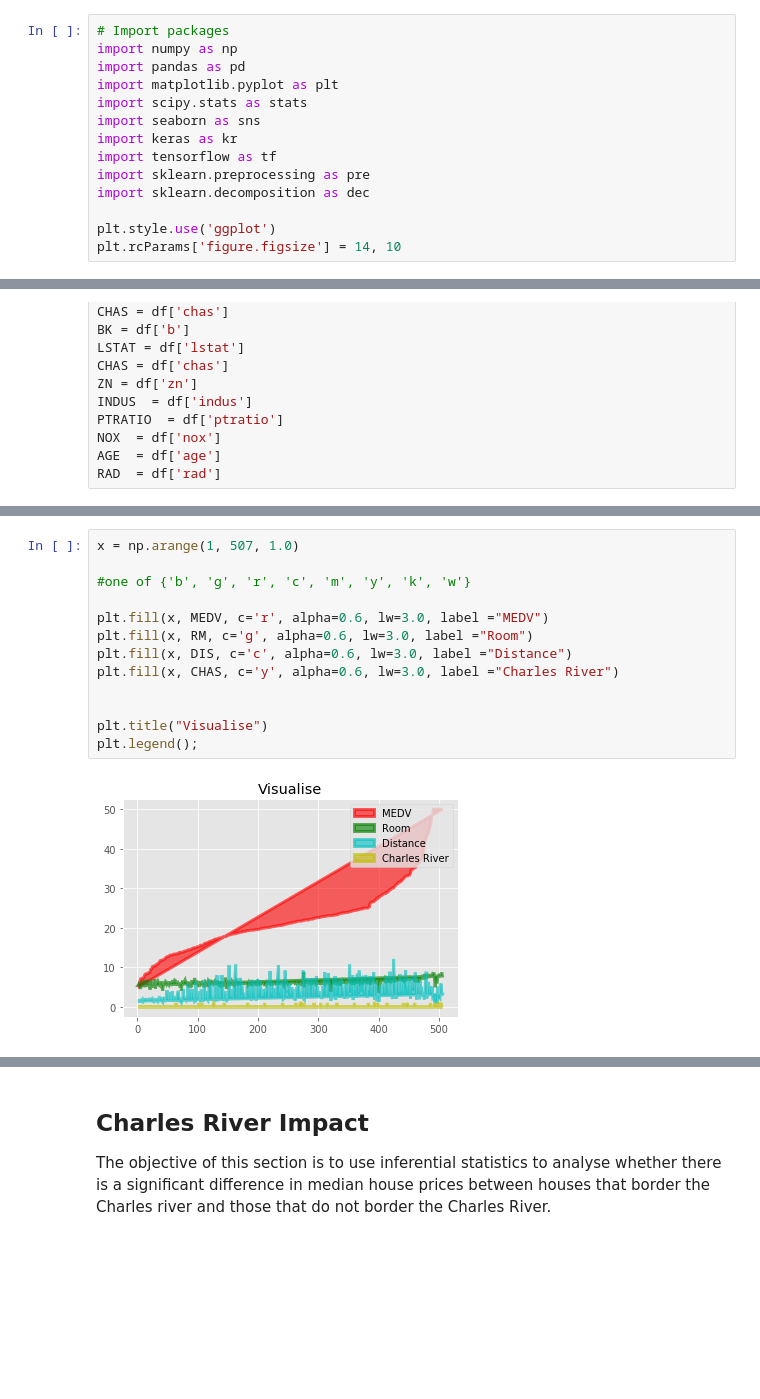
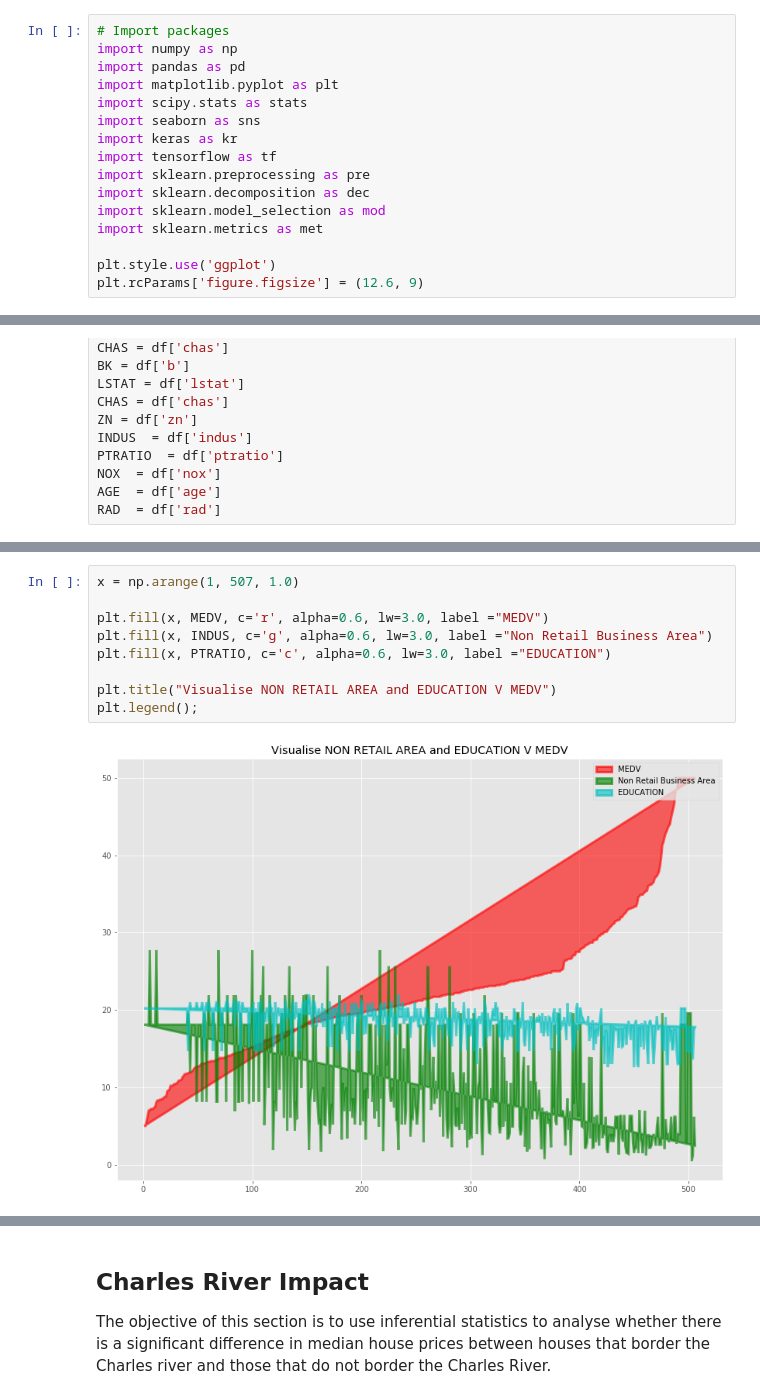
Before and after one commit to healyshane/machine-learn, a Jupyter notebook: machineAssignment.ipynb, the cells around one changed output, grey strips where cells are left out. Drawn from its saved outputs; the diff is of its cells as text; blank space fills up the shorter version.

```diff
--- a/machineAssignment.ipynb
+++ b/machineAssignment.ipynb
@@ -12,8 +12,10 @@ import keras as kr
 import tensorflow as tf
 import sklearn.preprocessing as pre
 import sklearn.decomposition as dec
+import sklearn.model_selection as mod
+import sklearn.metrics as met
 
 plt.style.use('ggplot')
-plt.rcParams['figure.figsize'] = 14, 10
+plt.rcParams['figure.figsize'] = (12.6, 9)
 # %%
 # Data Set from Github, https://raw.githubusercontent.com/selva86/datasets/master/BostonHousing.csv
@@ -152,18 +267,14 @@ plt.legend();
 # %%
 x = np.arange(1, 507, 1.0)
 
-#one of {'b', 'g', 'r', 'c', 'm', 'y', 'k', 'w'}
+plt.fill(x, MEDV, c='r', alpha=0.6, lw=3.0, label ="MEDV")
+plt.fill(x, INDUS, c='g', alpha=0.6, lw=3.0, label ="Non Retail Business Area")
+plt.fill(x, PTRATIO, c='c', alpha=0.6, lw=3.0, label ="EDUCATION")
 
-plt.fill(x, MEDV, c='r', alpha=0.6, lw=3.0, label ="MEDV")
-plt.fill(x, RM, c='g', alpha=0.6, lw=3.0, label ="Room")
-plt.fill(x, DIS, c='c', alpha=0.6, lw=3.0, label ="Distance")
-plt.fill(x, CHAS, c='y', alpha=0.6, lw=3.0, label ="Charles River")
-
-
-plt.title("Visualise")
+plt.title("Visualise NON RETAIL AREA and EDUCATION V MEDV")
 plt.legend();
 # %% [output]
-[figure, old version]
+[figure, new version]
 # %%
 x = np.arange(1, 507, 1.0)
 
```
Also changed, not shown: parts of 64 cells of this notebook, 6 other files.
